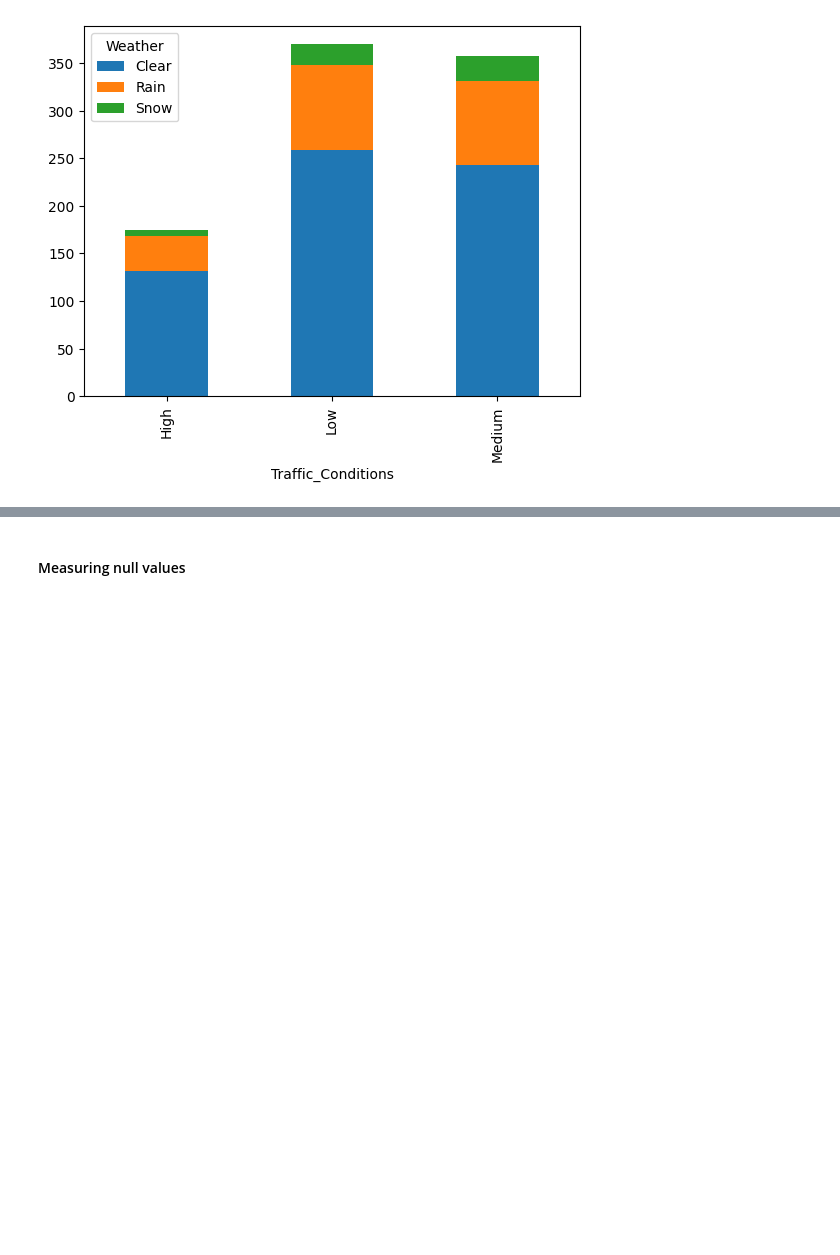
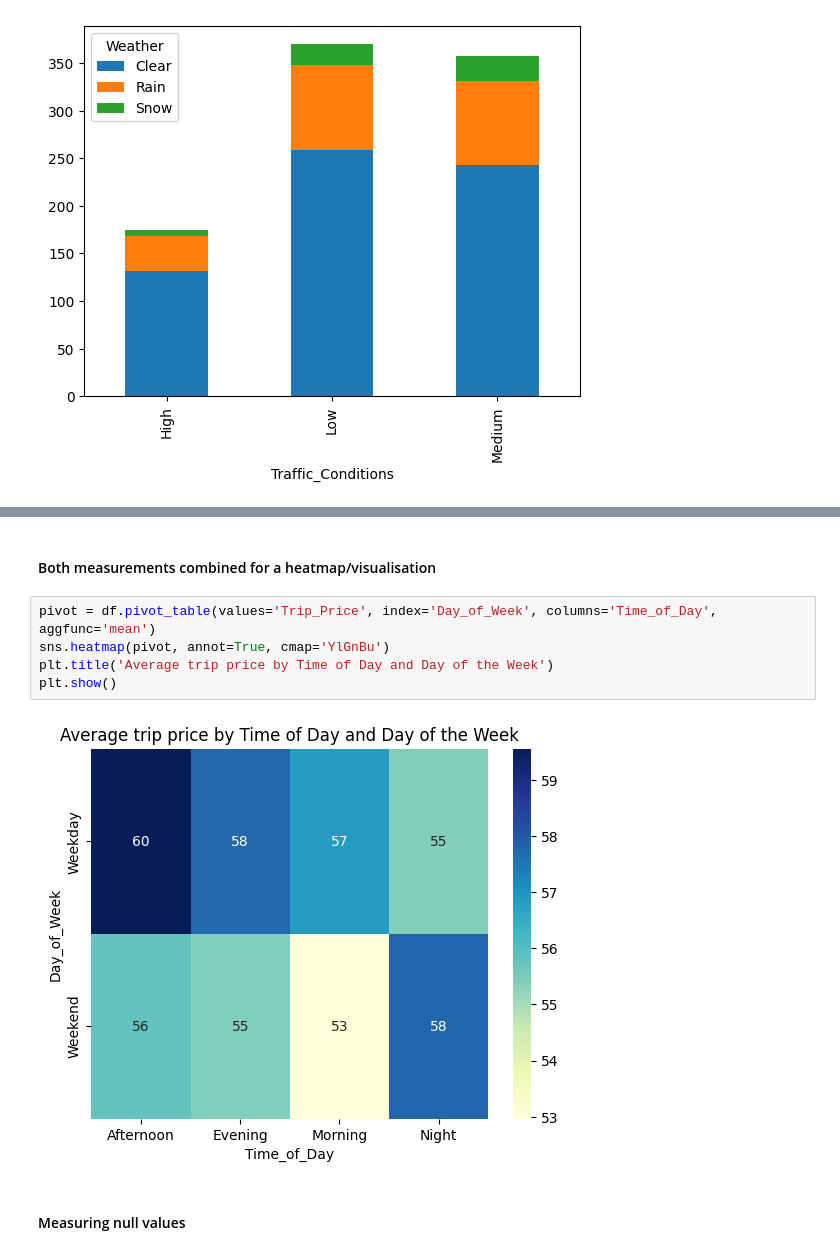
Before and after one commit to linehanna/Taxi_prediction, a Jupyter notebook: explorations/eda.ipynb, the cells around one changed output, grey strips where cells are left out. Drawn from its saved outputs; the diff is of its cells as text; blank space fills up the shorter version.

```diff
--- a/explorations/eda.ipynb
+++ b/explorations/eda.ipynb
@@ -105,3 +127,12 @@ pd.crosstab(df['Traffic_Conditions'], df['Weather']).plot(kind='bar', stacked=Tr
+# %% [markdown]
+#### Both measurements combined for a heatmap/visualisation
+# %%
+pivot = df.pivot_table(values='Trip_Price', index='Day_of_Week', columns='Time_of_Day', aggfunc='mean')
+sns.heatmap(pivot, annot=True, cmap='YlGnBu')
+plt.title('Average trip price by Time of Day and Day of the Week')
+plt.show()
+# %% [output]
+[figure, added]
 # %% [markdown]
 #### Measuring null values
 # %%
```
Also changed, not shown: parts of 19 cells of this notebook.
